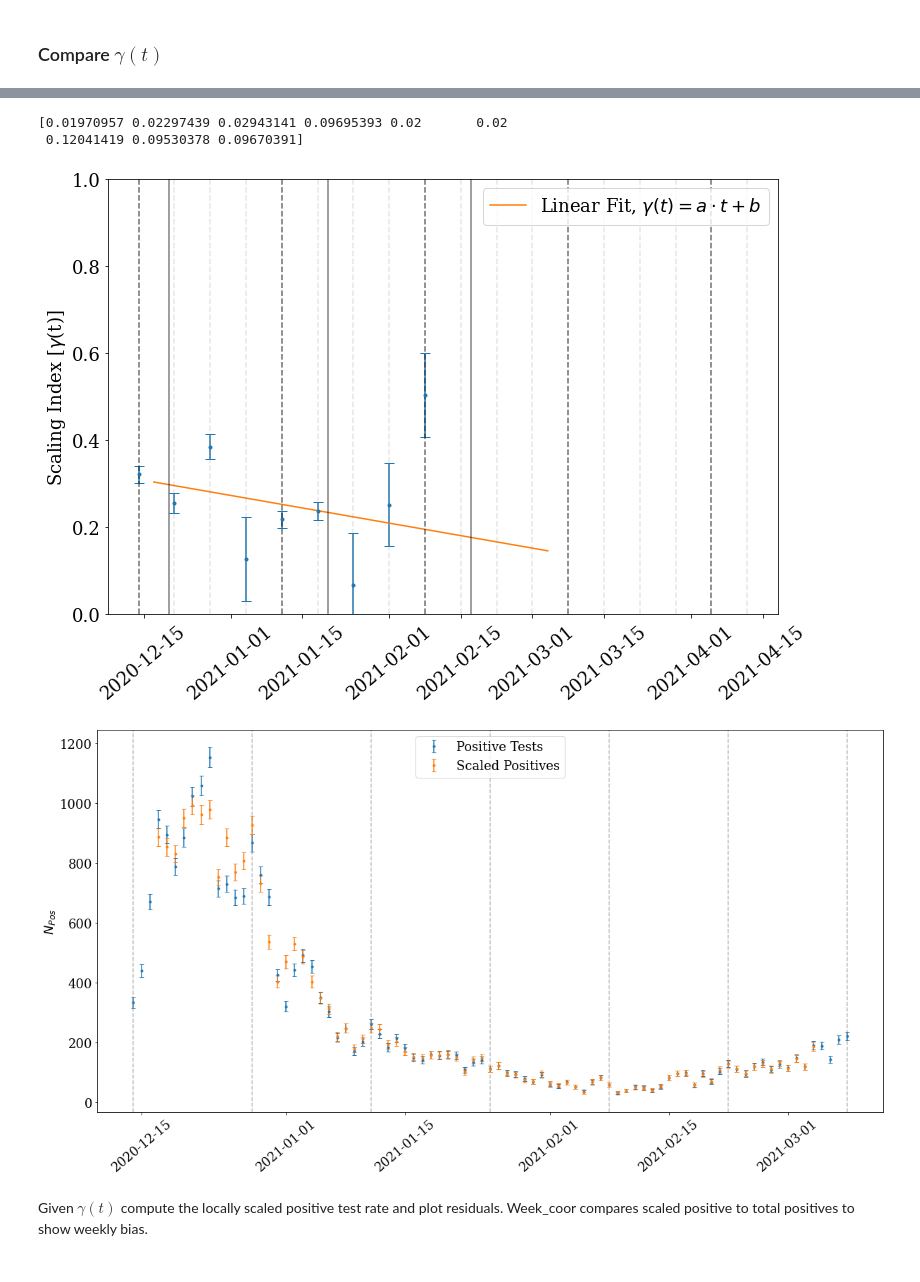
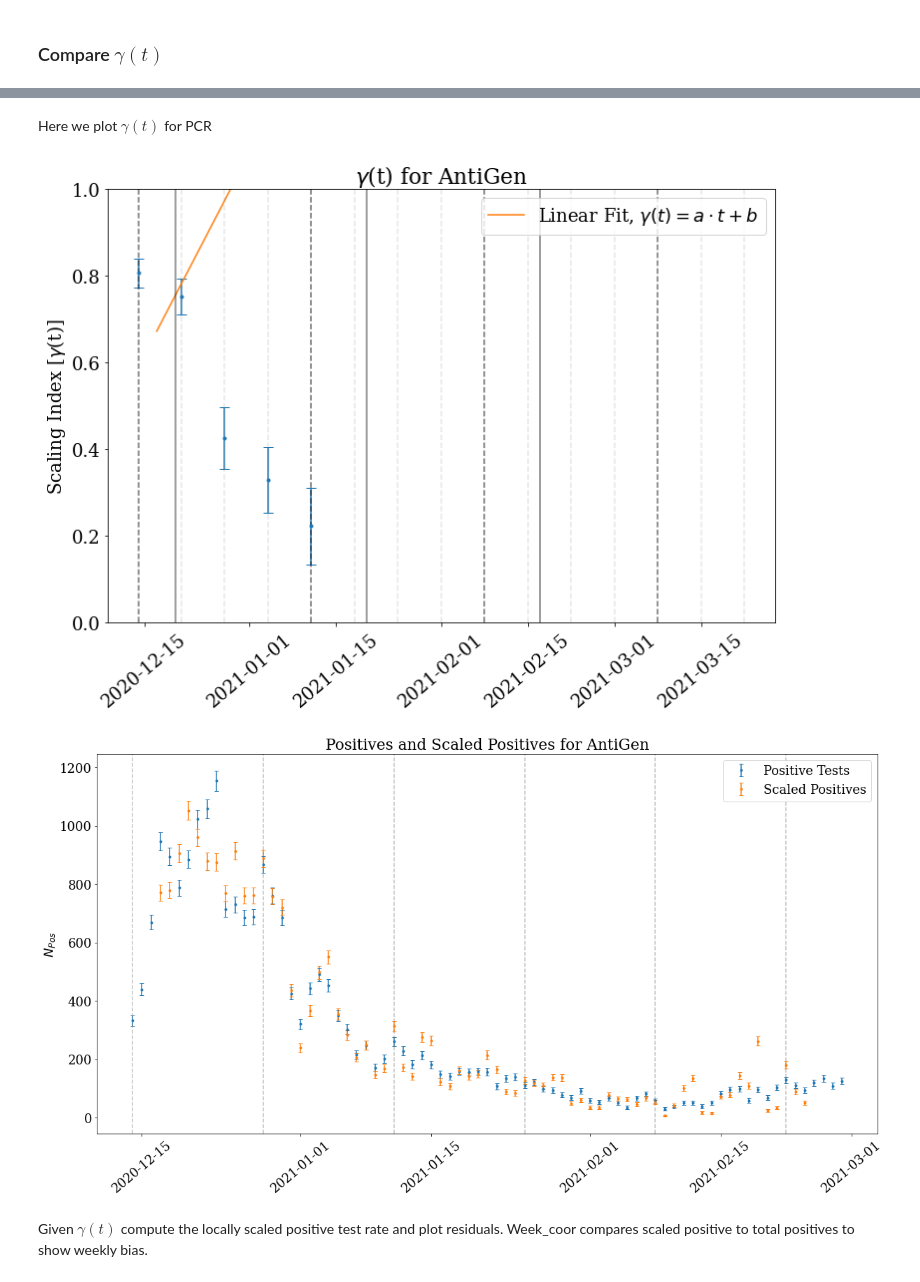
Before and after one commit to troelspetersen/Covid19fitting, a Jupyter notebook: MiscCode/MeasuringTestScalingExponent-AntiGen_MBJ.ipynb, the cells around one changed output, grey strips where cells are left out. Saved outputs shown, nothing was run; the diff lists cells and outputs as text; code cells hidden in the pictures.

Commit message:
Added arithmetic mean for PCR and Kimis week_correction_old for testing Problems with finding gamma as -2*log likelihood is not parabola in some cases

```diff
--- a/MiscCode/MeasuringTestScalingExponent-AntiGen_MBJ.ipynb
+++ b/MiscCode/MeasuringTestScalingExponent-AntiGen_MBJ.ipynb
@@ -39,7 +39,7 @@ fit_to_today = False
 gamma_period = ['2020-12-14', '2021-03-08']
 
 date_start = '2020-12-14'
-date_end   = '2021-03-08'
+date_end   = '2021-02-28'
 # %% [markdown]
 ***
 
@@ -120,7 +120,7 @@ dtype: object
 ## Define ranges, fitting function, and model:
 # %%
 Plot_StartDay = 1
-Plot_EndDay   = 26
+Plot_EndDay   = 63
 
 Fit_StartDay  = 0
 Fit_EndDay    = 33
@@ -188,8 +197,7 @@ dgamma_t_PCR = []
 
 
 days_between_points = 7
-for i in np.arange(0,len(all_data["Np_AG"][date_end:date_start]) - 28,days_between_points):
-    #loop over every days_between_points days from september to february
+for i in np.arange(0,len(all_data["Np_AG"][date_end:date_start])-28,days_between_points):
     P_AG = np.flip(all_data["Np_AG"][date_end:date_start])
     eP_AG = np.sqrt(P_AG)
     N_AG = np.flip(all_data["Nt_AG"][date_end:date_start])
@@ -210,6 +218,6 @@ for i in np.arange(0,len(all_data["Np_AG"][date_end:date_start]) - 28,days_betwe
     fPos_AG = P_AG / N_AG
     gamma_AG, dgamma_AG, llh_list_AG, gamma_list_AG, nPos_all_AG, enPos_all_AG, y_exp_AG = gamma_index(P_AG, N_AG, nAveDailyTests_AG)
     gamma_t_AG.append(gamma_AG), dgamma_t_AG.append(dgamma_AG)
-    #gamma_PCR, dgamma_PCR, llh_list_PCR, gamma_list_PCR, nPos_all_PCR, enPos_all_PCR, y_exp_PCR = gamma_index(P_PCR, N_PCR, nAveDailyTests_PCR)
-    #gamma_t_PCR.append(gamma_PCR), dgamma_t_PCR.append(dgamma_PCR) #Does not work due to zero positive tests on some days
+    gamma_PCR, dgamma_PCR, llh_list_PCR, gamma_list_PCR, nPos_all_PCR, enPos_all_PCR, y_exp_PCR = gamma_index(P_PCR, N_PCR, nAveDailyTests_PCR,PCR=True)
+    gamma_t_PCR.append(gamma_PCR), dgamma_t_PCR.append(dgamma_PCR)
 # %% [output]
@@ -227,69 +305,69 @@ Here we plot $\gamma(t)$
+# %% [markdown]
+Here we plot $\gamma(t)$ for PCR
 # %%
-days = days_between_points*np.arange(len(gamma_t_AG))
+days = days_between_points*np.arange(len(gamma_t_PCR))
 now = dt.date(year=int(date_start[:4]), month = int(date_start[5:7]), day = int( date_start[8:]))
 
 dates = []
-for x in np.arange(len(gamma_t_AG)):
+for x in np.arange(len(gamma_t_PCR)):
     dates.append(now + dt.timedelta(days=int(days_between_points*x)))
 
 plt.figure(figsize=(12,8))
-plt.errorbar(dates, gamma_t_AG, yerr=dgamma_t_AG, fmt='.', capsize=5)
+plt.errorbar(dates, gamma_t_PCR, yerr=dgamma_t_PCR, fmt='.', capsize=5)
 plt.ylabel(r'Scaling Index [$\gamma$(t)]')#, plt.xlabel('Days from '+date_start)
 plt.ylim(0,1)#, plt.legend()
+plt.title("$\gamma$(t) for AntiGen")
 
-#Testing
-dgamma_t_AG = np.nan_to_num(dgamma_t_AG,nan=0.02) #Replace NaN by some number
+#Testing due to NaNs in errors in gamma
+dgamma_t_PCR = np.nan_to_num(dgamma_t_AG,nan=0.5) #Replace NaN by some number
 
-print(dgamma_t_AG)
 
 #fit linear function
 def lin(x,a,b):
     return a*x+b
-p, cov = curve_fit(lin, days, gamma_t_AG, sigma=dgamma_t_AG)
-power = lin(np.arange(3,len(P_AG[date_start:date_end])-4), *p)
+p, cov = curve_fit(lin, days, gamma_t_PCR, sigma=dgamma_t_PCR)
+power = lin(np.arange(3,len(P_PCR[date_start:date_end])-4), *p)
 
 #Heavyside
 #power = []
 #for idx,i in enumerate(Ntest_all[date_start:date_end][3:-4].index):
 #    if idx < 90:
 #        power.append(0.78)
 #    else:
 #        power.append(0.57)
-plt.plot(N_AG[date_start:date_end][3:-4].index, power, label=f'Linear Fit, $\gamma (t) = a \cdot t + b$')
+plt.plot(N_PCR[date_start:date_end][3:-4].index, power, label=f'Linear Fit, $\gamma (t) = a \cdot t + b$')
 
 #This creates weekly lines
 
 
-for x in np.arange(0,120,7): #weeks
+for x in np.arange(0,100,7): #weeks
     plt.axvline( now + dt.timedelta(days=int(x)), ls='--', color='grey', alpha=0.2)
-for x in np.arange(0,120,28): #month
+for x in np.arange(0,100,28): #month
     plt.axvline( now + dt.timedelta(days=int(x)), ls='--', color='k', alpha=0.5)
 
 # Plot monthly lines on first date
 d_now = dt.date(year=int(date_start[:4]), month = int(date_start[5:7]), day = int( date_start[8:] ))
-for i in range(len(P_AG)):
+for i in range(len(P_PCR)):
     d_now = d_now + dt.timedelta(days=1)
     if d_now.day == 1:
         plt.axvline( d_now-dt.timedelta(days=12), ls='-', color='k', alpha=0.5)
 
-times = []; N_weeks = int(len(P_AG)/14)
+times = []; N_weeks = int(len(P_PCR)/14)
 for i in range(N_weeks):
     times.append(d_now + dt.timedelta(days=14*i))
 
 #plt.xticks(ticks=[14*i for i in range(N_weeks)],
 #          labels=[str(time.year)+'-'+str(time.month)+'-'+str(time.day) for time in times], rotation=30 );
 plt.legend(loc='best')
 plt.xticks(rotation = 40)
 plt.savefig('gamma_t_2.png', dpi=300)
 # %% [output]
-[0.01970957 0.02297439 0.02943141 0.09695393 0.02       0.02
- 0.12041419 0.09530378 0.09670391]
-[figure, old version]
+[figure, new version]
 # %%
 plt.figure(figsize=(20,10))
 plt.errorbar(P_AG.index, P_AG[date_start:date_end],
              yerr = eP_AG[date_start:date_end], fmt='.', capsize=3, label='Positive Tests')
-
+plt.title("Positives and Scaled Positives for AntiGen")
 
 now = dt.date(year=int(date_start[:4]), month = int(date_start[5:7]), day = int( date_start[8:]))
 
@@ -315,7 +393,7 @@ plt.xticks(rotation = 40); plt.legend();
 
 plt.savefig('Scaled_pos.png', dpi=300)
 # %% [output]
-[figure, old version]
+[figure, new version]
 # %% [markdown]
 Given $\gamma (t)$ compute the locally scaled positive test rate and plot residuals.
 Week_coor compares scaled positive to total positives to show weekly bias.
```
Also changed, not shown: parts of 18 cells of this notebook.
